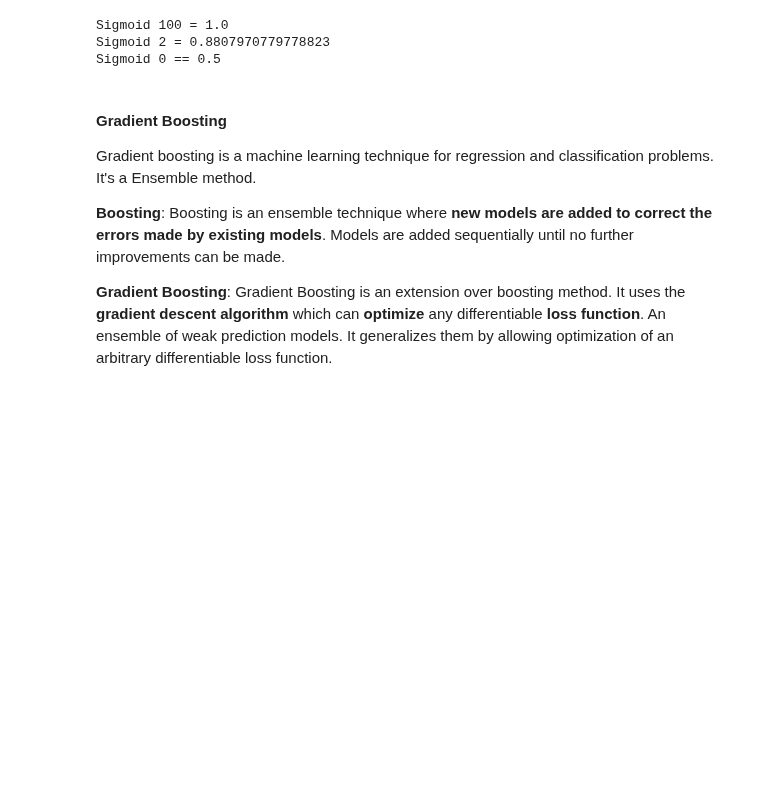
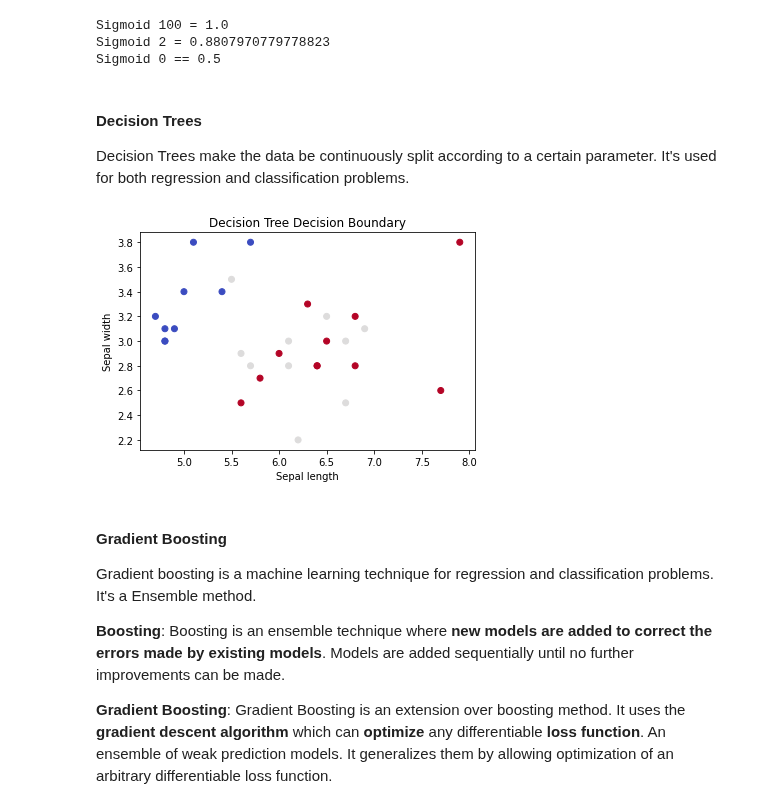
Before and after one commit to diegopacheco/ai-playground, a Jupyter notebook: pocs/concepts/notebook.ipynb, the cells around one changed output. Drawn from its saved outputs; the diff is of its cells as text; code cells hidden in the pictures; blank space fills up the shorter version.

```diff
--- a/pocs/concepts/notebook.ipynb
+++ b/pocs/concepts/notebook.ipynb
@@ -166,6 +166,39 @@ print(f"Sigmoid 0 == {sigmoid(0)}")
 Sigmoid 100 = 1.0
 Sigmoid 2 = 0.8807970779778823
 Sigmoid 0 == 0.5
+# %% [markdown]
+#### Decision Trees
+
+Decision Trees make the data be continuously split according to a certain parameter. It's used for both regression and classification problems.
+# %%
+from sklearn import datasets
+from sklearn.model_selection import train_test_split
+from sklearn.tree import DecisionTreeClassifier
+import matplotlib.pyplot as plt
+
+# Load the dataset
+iris = datasets.load_iris()
+X = iris.data[:, :2]  # we only take the first two features for visualization
+y = iris.target
+
+# Split the data into training and testing sets
+X_train, X_test, y_train, y_test = train_test_split(X, y, test_size=0.2, random_state=42)
+
+# Train a Decision Tree Classifier
+clf = DecisionTreeClassifier(random_state=42)
+clf.fit(X_train, y_train)
+
+# Make predictions
+y_pred = clf.predict(X_test)
+
+# Plot the decision boundary
+plt.scatter(X_test[:, 0], X_test[:, 1], c=y_pred, cmap=plt.cm.coolwarm)
+plt.xlabel('Sepal length')
+plt.ylabel('Sepal width')
+plt.title('Decision Tree Decision Boundary')
+plt.show()
+# %% [output]
+[figure, added]
 # %% [markdown]
 #### Gradient Boosting
 
```
